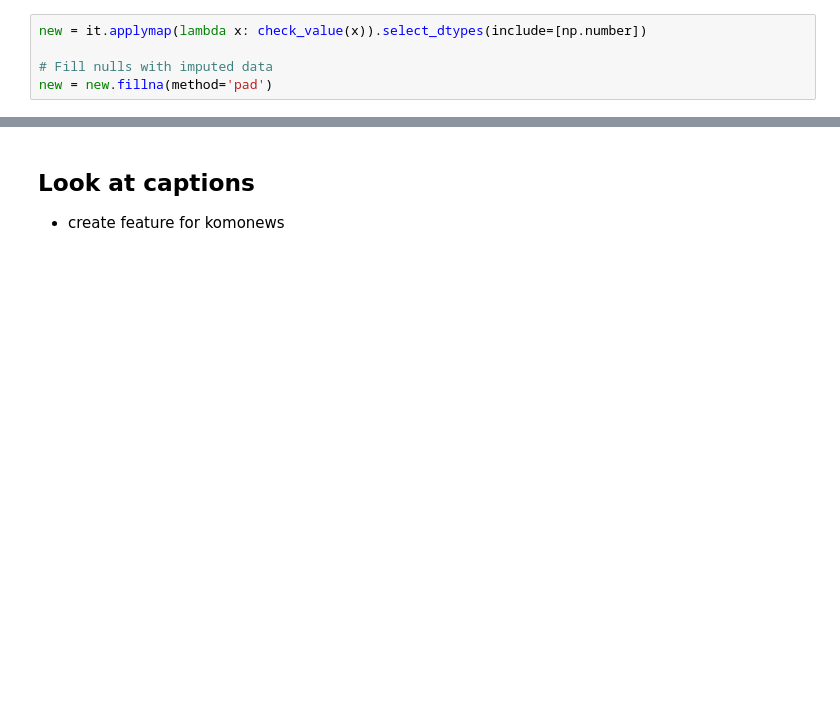
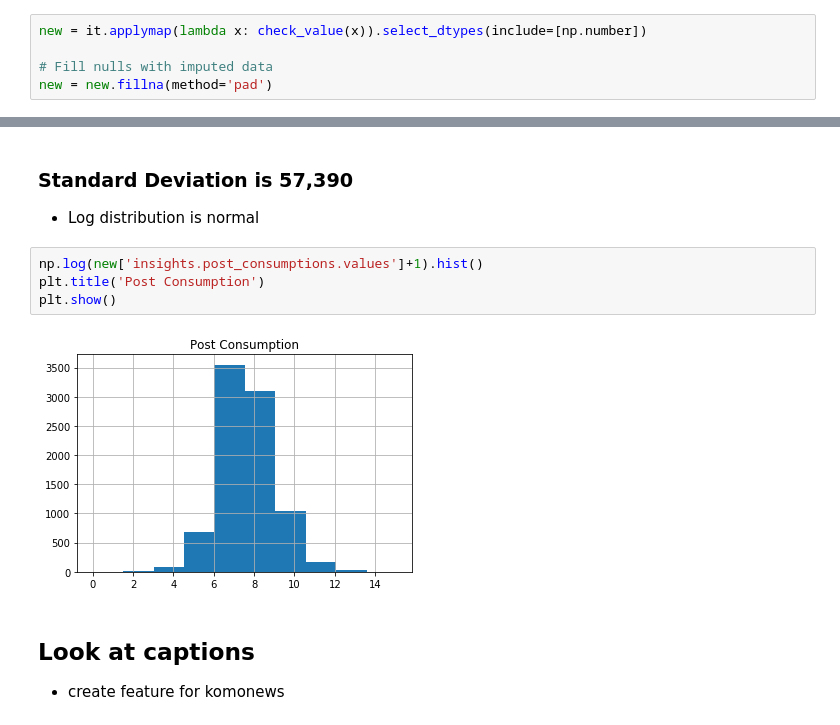
Before and after one commit to majickdave/latimes_challenge, a Jupyter notebook: LA times challenge.ipynb, the cells around one changed output, grey strips where cells are left out. Saved outputs shown, nothing was run; the diff lists cells and outputs as text; blank space fills up the shorter version.

```diff
--- a/LA times challenge.ipynb
+++ b/LA times challenge.ipynb
@@ -96,3 +100,12 @@ new = new.fillna(method='pad')
+# %% [markdown]
+### Standard Deviation is 57,390
+- Log distribution is normal
+# %%
+np.log(new['insights.post_consumptions.values']+1).hist()
+plt.title('Post Consumption')
+plt.show()
+# %% [output]
+[figure, added]
 # %% [markdown]
 ## Look at captions
 - create feature for komonews
```
Also changed, not shown: parts of 37 cells of this notebook.
